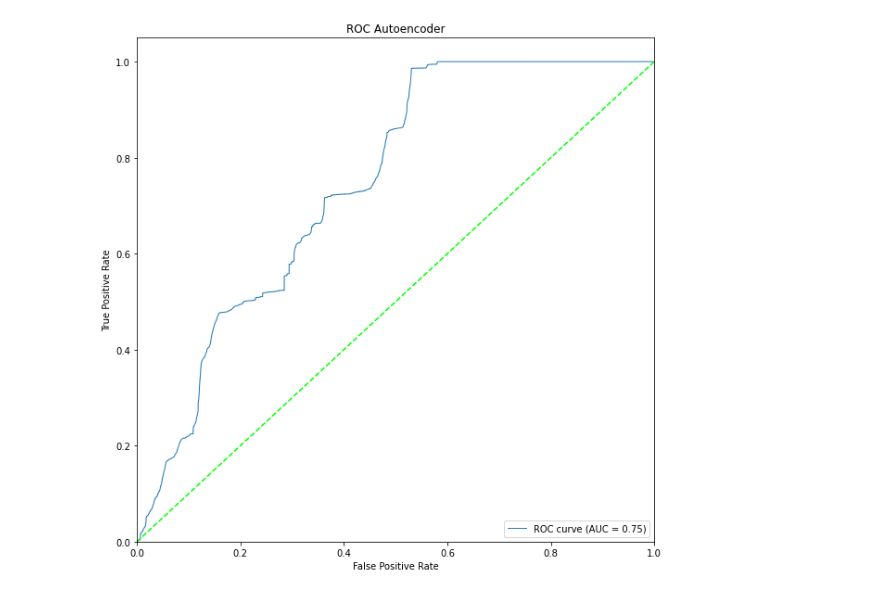
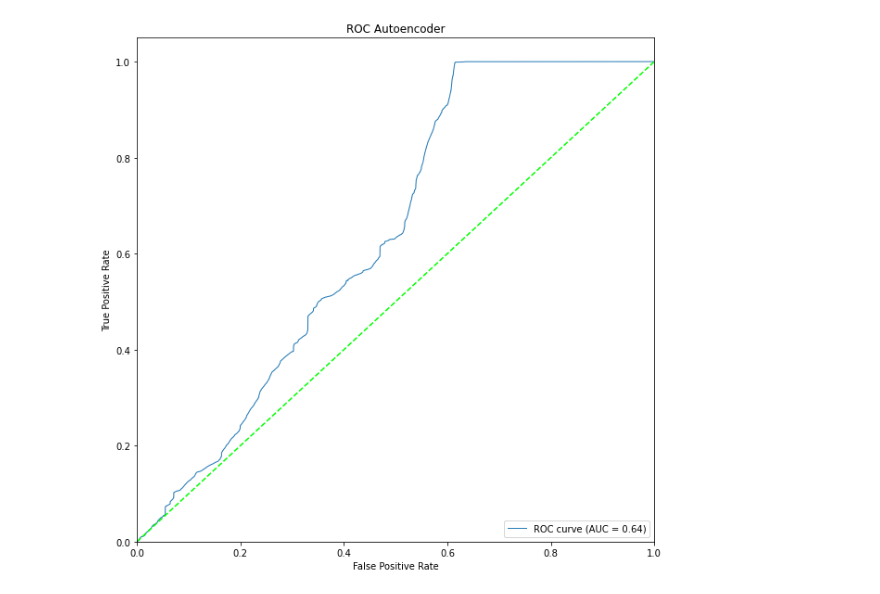
Before and after one commit to PaMemmes/Anomaly-Detection, a Jupyter notebook: src/autoencoder.ipynb, the cells around one changed output. Drawn from its saved outputs; the diff is of its cells as text; code cells hidden in the pictures.

```diff
--- a/src/autoencoder.ipynb
+++ b/src/autoencoder.ipynb
@@ -87,15 +102,9 @@ encoder = Dense(96,activation='tanh', name='encoder_1')(input_data)
 encoder = Dropout(.1)(encoder)
 encoder = Dense(64,activation='tanh', name='encoder_2')(encoder)
 encoder = Dropout(.1)(encoder)
-encoder = Dense(64,activation='tanh', name='encoder_3')(encoder)
+encoder = Dense(48,activation='tanh', name='encoder_3')(encoder)
 encoder = Dropout(.1)(encoder)
-encoder = Dense(64,activation='tanh', name='encoder_4')(encoder)
-encoder = Dropout(.1)(encoder)
-encoder = Dense(48,activation='tanh', name='encoder_5')(encoder)
-encoder = Dropout(.1)(encoder)
-encoder = Dense(28,activation='tanh', name='encoder_6')(encoder)
-encoder = Dropout(.1)(encoder)
-encoder = Dense(16,activation='tanh', name='encoder_7')(encoder)
+encoder = Dense(16,activation='tanh', name='encoder_4')(encoder)
 encoder = Dropout(.1)(encoder)
 
 latent_encoding = Dense(latent_dim, activation='linear', name='latent_encoding')(encoder)
@@ -122,19 +131,11 @@ coreClock: 1.7335GHz coreCount: 10 deviceMemorySize: 5.93GiB deviceMemoryBandwid
 # %%
-
-
 decoder = Dense(16, activation='tanh', name='decoder_1')(latent_encoding)
 decoder = Dropout(.1)(decoder)
-decoder = Dense(28, activation='tanh', name='decoder_2')(latent_encoding)
+decoder = Dense(48, activation='tanh', name='decoder_2')(decoder)
 decoder = Dropout(.1)(decoder)
-decoder = Dense(48, activation='tanh', name='decoder_3')(decoder)
+decoder = Dense(64, activation='tanh', name='decoder_3')(decoder)
 decoder = Dropout(.1)(decoder)
-decoder = Dense(64, activation='tanh', name='decoder_4')(decoder)
-decoder = Dropout(.1)(decoder)
-decoder = Dense(64, activation='tanh', name='decoder_5')(decoder)
-decoder = Dropout(.1)(decoder)
-decoder = Dense(64, activation='tanh', name='decoder_6')(decoder)
-decoder = Dropout(.1)(decoder)
-decoder = Dense(96, activation='tanh', name='decoder_7')(decoder)
+decoder = Dense(96, activation='tanh', name='decoder_4')(decoder)
 decoder = Dropout(.1)(decoder)
 
 reconstructed_data = Dense(input_dim, activation='linear', name='reconstructed_data')(decoder)
@@ -143,13 +148,13 @@ autoencoder_model = Model(input_data, reconstructed_data)
 # %%
-opt = optimizers.Adam(lr=.000001)
+opt = optimizers.Adam(lr=.00001)
 
-autoencoder_model.compile(optimizer=opt, loss='mse', metrics=['accuracy'])
+autoencoder_model.compile(optimizer=opt, loss = 'mse', metrics=['accuracy'])
 # %%
 logdir = os.path.join("logs", datetime.datetime.now().strftime("%Y%m%d-%H%M%S"))
-tensorboard_callback = tf.keras.callbacks.TensorBoard(logdir,profile_batch=0,update_freq='epoch',histogram_freq=1)
+tensorboard_callback = tf.keras.callbacks.TensorBoard(logdir, profile_batch=0, update_freq='epoch', histogram_freq=1)
 
 train_history = autoencoder_model.fit(x_train, x_train,
-        shuffle=True,
+        shuffle=False,
         epochs=max_epochs,
         batch_size=batch_size,
         validation_data=(x_test, x_test),
@@ -223,10 +207,10 @@ array([0.00263108, 0.00363687, 0.00237088, ..., 0.00024713, 0.00348892,
 # %%
-fpr, tpr, thresholds = roc_curve(binary_labels, reconstruction_scores)
+fpr, tpr, thresholds = roc_curve(y_test, reconstruction_scores)
 roc_auc = auc(fpr, tpr)
 
 helper_functions.plot_roc(tpr, fpr, roc_auc, figure_path + 'roc_autoencoder.png', 'Autoencoder')
 # %% [output]
-[figure, old version]
+[figure, new version]
 # %%
 threshold_idx = np.argmax(tpr - fpr)
 threshold = thresholds[threshold_idx]
```
Also changed, not shown: parts of 22 cells of this notebook, 5 other files.
